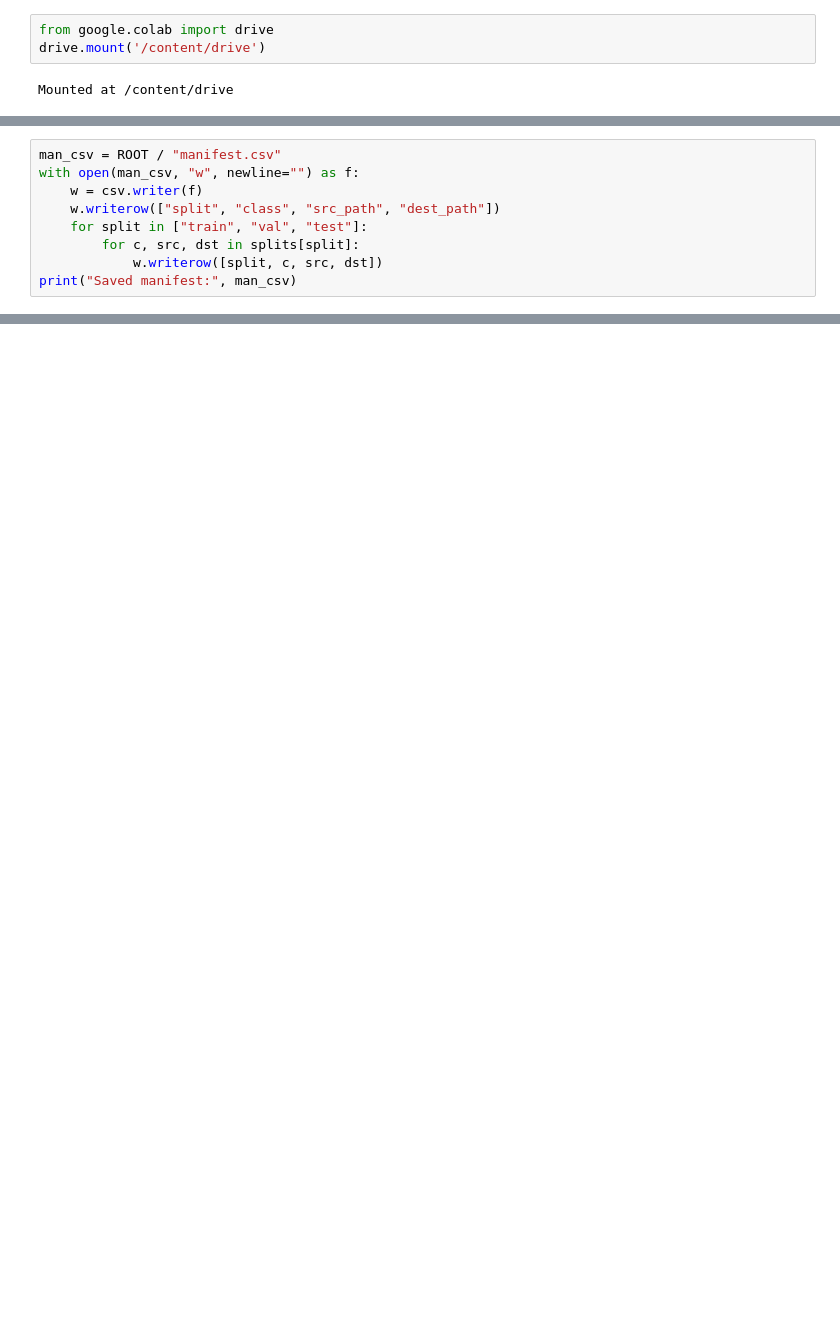
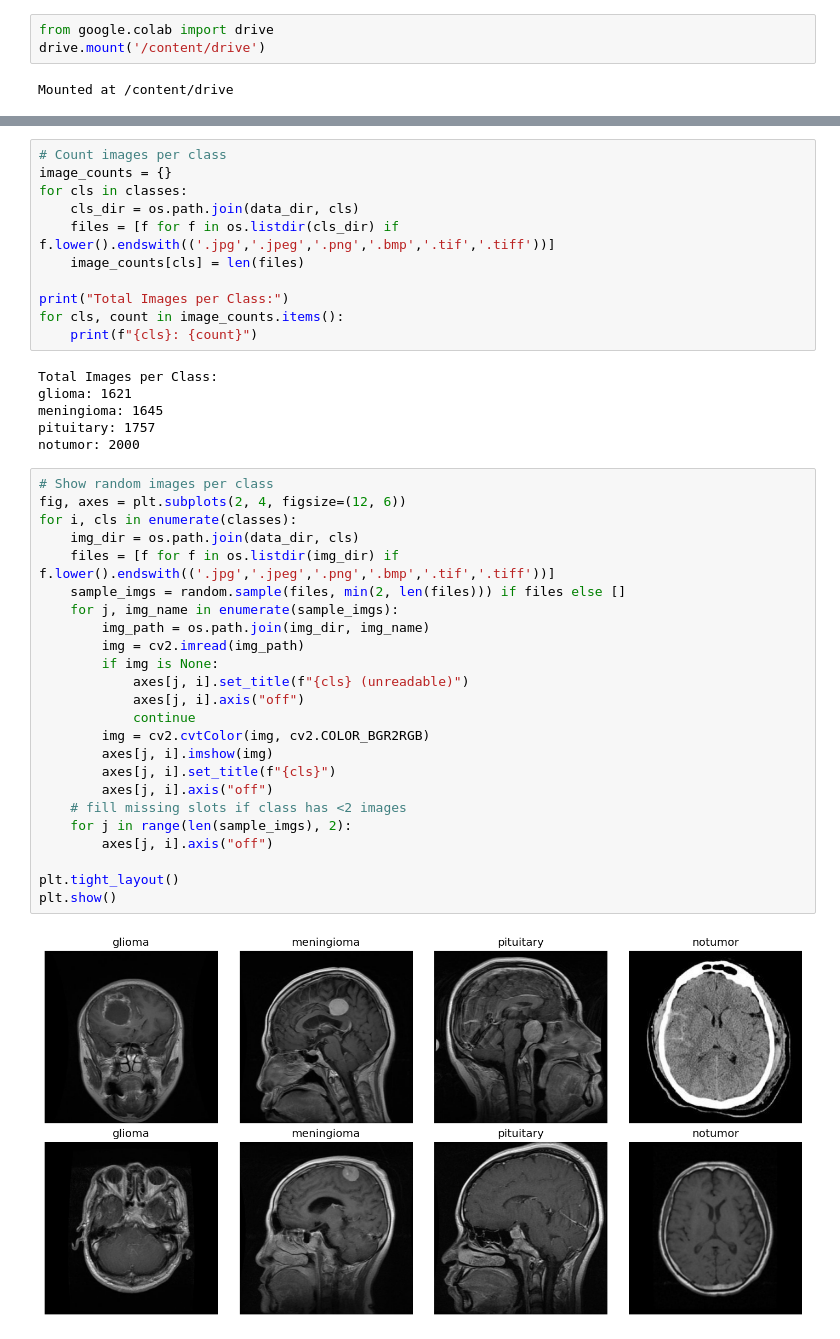
Before and after one commit to Laksopan23/Brain-Tumor-Detection-Models, a Jupyter notebook: Yolov11n.ipynb, the cells around one changed output, grey strips where cells are left out. Cells and saved outputs as stored; diff of their text form; blank space fills up the shorter version.

```diff
--- a/Yolov11n.ipynb
+++ b/Yolov11n.ipynb
@@ -164,9 +33,0 @@ test {'glioma': 325, 'meningioma': 329, 'pituitary': 352, 'notumor': 400}
-# %%
-man_csv = ROOT / "manifest.csv"
-with open(man_csv, "w", newline="") as f:
-    w = csv.writer(f)
-    w.writerow(["split", "class", "src_path", "dest_path"])
-    for split in ["train", "val", "test"]:
-        for c, src, dst in splits[split]:
-            w.writerow([split, c, src, dst])
-print("Saved manifest:", man_csv)
@@ -526,0 +37,43 @@ Using 800 images total for histogram.
+# %%
+# Count images per class
+image_counts = {}
+for cls in classes:
+    cls_dir = os.path.join(data_dir, cls)
+    files = [f for f in os.listdir(cls_dir) if f.lower().endswith(('.jpg','.jpeg','.png','.bmp','.tif','.tiff'))]
+    image_counts[cls] = len(files)
+
+print("Total Images per Class:")
+for cls, count in image_counts.items():
+    print(f"{cls}: {count}")
+# %% [output]
+Total Images per Class:
+glioma: 1621
+meningioma: 1645
+pituitary: 1757
+notumor: 2000
+# %%
+# Show random images per class
+fig, axes = plt.subplots(2, 4, figsize=(12, 6))
+for i, cls in enumerate(classes):
+    img_dir = os.path.join(data_dir, cls)
+    files = [f for f in os.listdir(img_dir) if f.lower().endswith(('.jpg','.jpeg','.png','.bmp','.tif','.tiff'))]
+    sample_imgs = random.sample(files, min(2, len(files))) if files else []
+    for j, img_name in enumerate(sample_imgs):
+        img_path = os.path.join(img_dir, img_name)
+        img = cv2.imread(img_path)
+        if img is None:
+            axes[j, i].set_title(f"{cls} (unreadable)")
+            axes[j, i].axis("off")
+            continue
+        img = cv2.cvtColor(img, cv2.COLOR_BGR2RGB)
+        axes[j, i].imshow(img)
+        axes[j, i].set_title(f"{cls}")
+        axes[j, i].axis("off")
+    # fill missing slots if class has <2 images
+    for j in range(len(sample_imgs), 2):
+        axes[j, i].axis("off")
+
+plt.tight_layout()
+plt.show()
+# %% [output]
+[figure, added]
```
Also changed, not shown: parts of 48 cells of this notebook.
